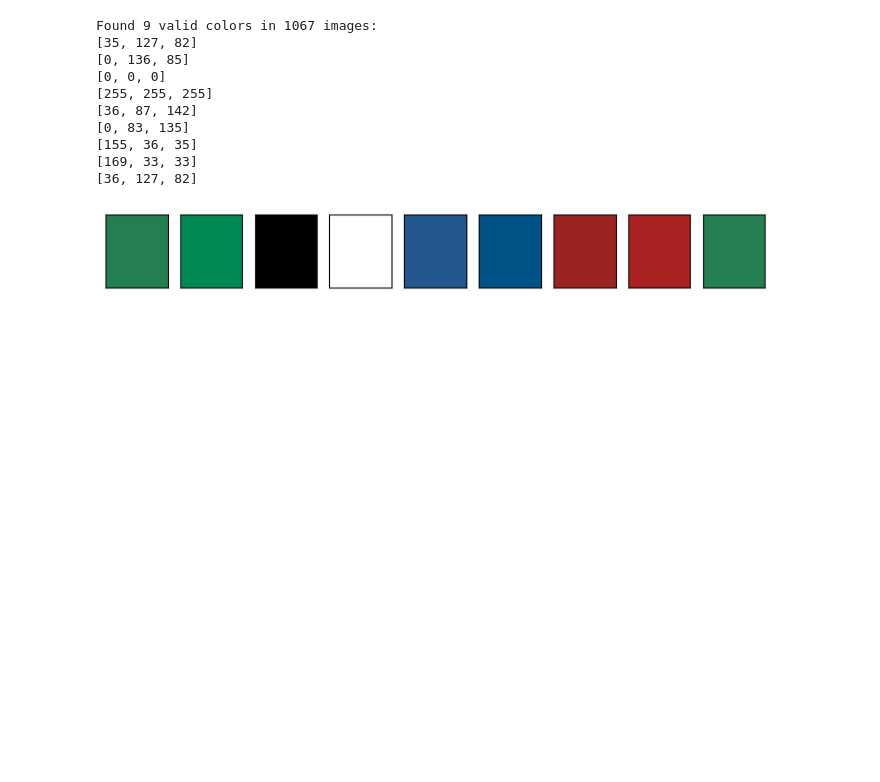
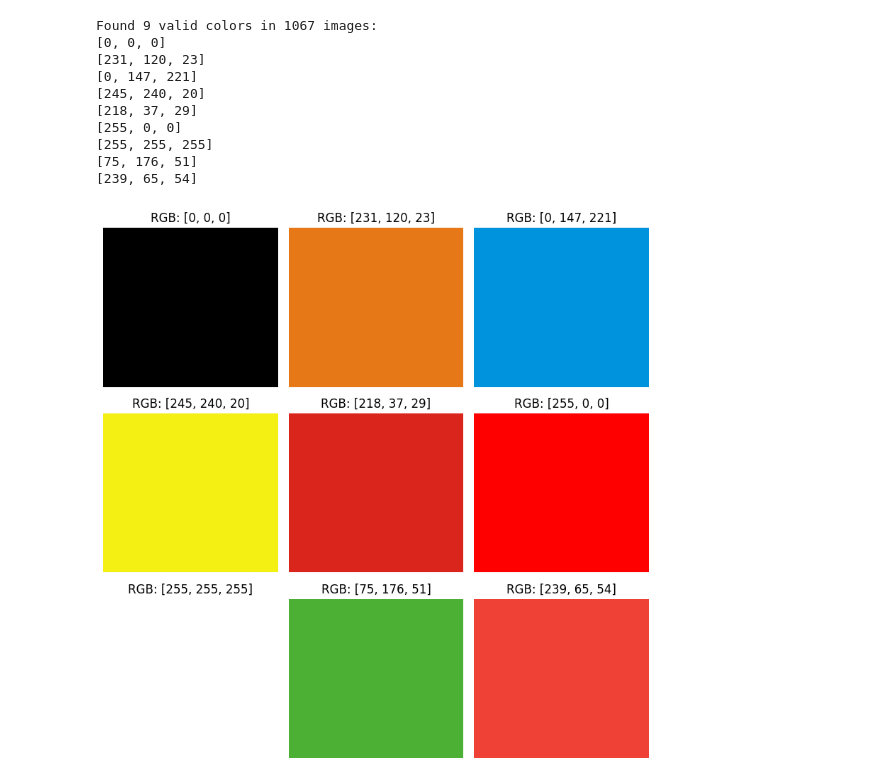
Before and after one commit to frbuccoliero/MSc-Thesis-Tests, a Jupyter notebook: utils/color_finder.ipynb, the cells around one changed output. Cells and saved outputs as stored; diff of their text form; code cells hidden in the pictures; blank space fills up the shorter version.

Commit message:
Updated color finding, replaced PIL, introduced clustering and early skipping on match

```diff
--- a/utils/color_finder.ipynb
+++ b/utils/color_finder.ipynb
@@ -1,12 +1,12 @@
 # %%
 import os
-from PIL import Image
+import cv2
 import numpy as np
 from collections import Counter
 
 path = "/Users/frbuccoliero/Desktop/Thesis/Tests/template_matching/dataset/templates"
 
-MIN_PIXEL_PERCENTAGE = 0.3  # Minimum percentage of pixels over total image pixels for a color to be considered valid
+MIN_PIXEL_PERCENTAGE = 0.1  # Minimum percentage of pixels over total image pixels for a color to be considered valid
 
 # Get all PNG files from the path
 png_files = [f for f in os.listdir(path) if f.lower().endswith('.png')]
@@ -19,16 +19,17 @@ for png_file in png_files:
 	if not 'GHS' in png_file:
 		continue
 
-	# Load the image
+	# Load the image using cv2 (BGR by default)
 	img_path = os.path.join(path, png_file)
-	img = Image.open(img_path)
+	img = cv2.imread(img_path, cv2.IMREAD_COLOR)
+	if img is None:
+		continue  # skip if image can't be read
 
-	# Convert to RGB if necessary
-	if img.mode != 'RGB':
-		img = img.convert('RGB')
+	# Convert to RGB
+	img_rgb = cv2.cvtColor(img, cv2.COLOR_BGR2RGB)
 
 	# Get pixel data as numpy array
-	pixels = np.array(img)
+	pixels = img_rgb
 
 	# Reshape to get list of RGB values
 	pixel_colors = pixels.reshape(-1, 3)
@@ -55,40 +56,53 @@ for color in all_valid_colors:
 	print(color)
 # %% [output]
 Found 9 valid colors in 1067 images:
-[35, 127, 82]
-[0, 136, 85]
 [0, 0, 0]
+[231, 120, 23]
+[0, 147, 221]
+[245, 240, 20]
+[218, 37, 29]
+[255, 0, 0]
 [255, 255, 255]
-[36, 87, 142]
-[0, 83, 135]
-[155, 36, 35]
-[169, 33, 33]
-[36, 127, 82]
+[75, 176, 51]
+[239, 65, 54]
 # %%
 # Visualize all valid colors as 5x5 squares aligned. Sort them so that similar colors are closer
 
 import matplotlib.pyplot as plt
+from matplotlib.patches import Rectangle
+import numpy as np
+
 def plot_colors(colors, cols):
 	n = len(colors)
 	rows = (n + cols - 1) // cols  # Calculate number of rows needed
-	fig, ax = plt.subplots(rows, cols, figsize=(cols, rows), subplot_kw=dict(xticks=[], yticks=[]))
+	fig, axes = plt.subplots(rows, cols, figsize=(cols+5, rows+5), subplot_kw=dict(xticks=[], yticks=[]))
 
-	# Handle case where there's only one row
-	if rows == 1:
-		ax = ax.reshape(1, -1)
+	# Flatten axes for easy indexing, whether it's 1D or 2D
+	if rows == 1 or cols == 1:
+		axes = np.array(axes).reshape(-1)
+	else:
+		axes = axes.flatten()
 
+	# Plot each color
 	for i, color in enumerate(colors):
-		ax[i // cols, i % cols].add_patch(plt.Rectangle((0, 0), 1, 1, color=np.array(color)/255))
+		axes[i].add_patch(Rectangle((0, 0), 1, 1, color=np.array(color)/255))
+		axes[i].set_xticks([])
+		axes[i].set_yticks([])
+		axes[i].set_xlim(0, 1)
+		axes[i].set_ylim(0, 1)
+		axes[i].axis('off')
+		axes[i].set_title(f"RGB: {color}")
 
 	# Hide any unused subplots
-	for j in range(i + 1, rows * cols):
-		ax[j // cols, j % cols].axis('off')
+	for j in range(len(colors), rows * cols):
+		axes[j].axis('off')
 
+	plt.tight_layout()
 	plt.show()
 
-plot_colors(all_valid_colors, cols=10)
+plot_colors(all_valid_colors, cols=3)
 # %% [output]
-[figure, old version]
+[figure, new version]
 # %%
 
 # Cluster colors using DBSCAN
```
Also changed, not shown: parts of 5 cells of this notebook, 1 other file.
